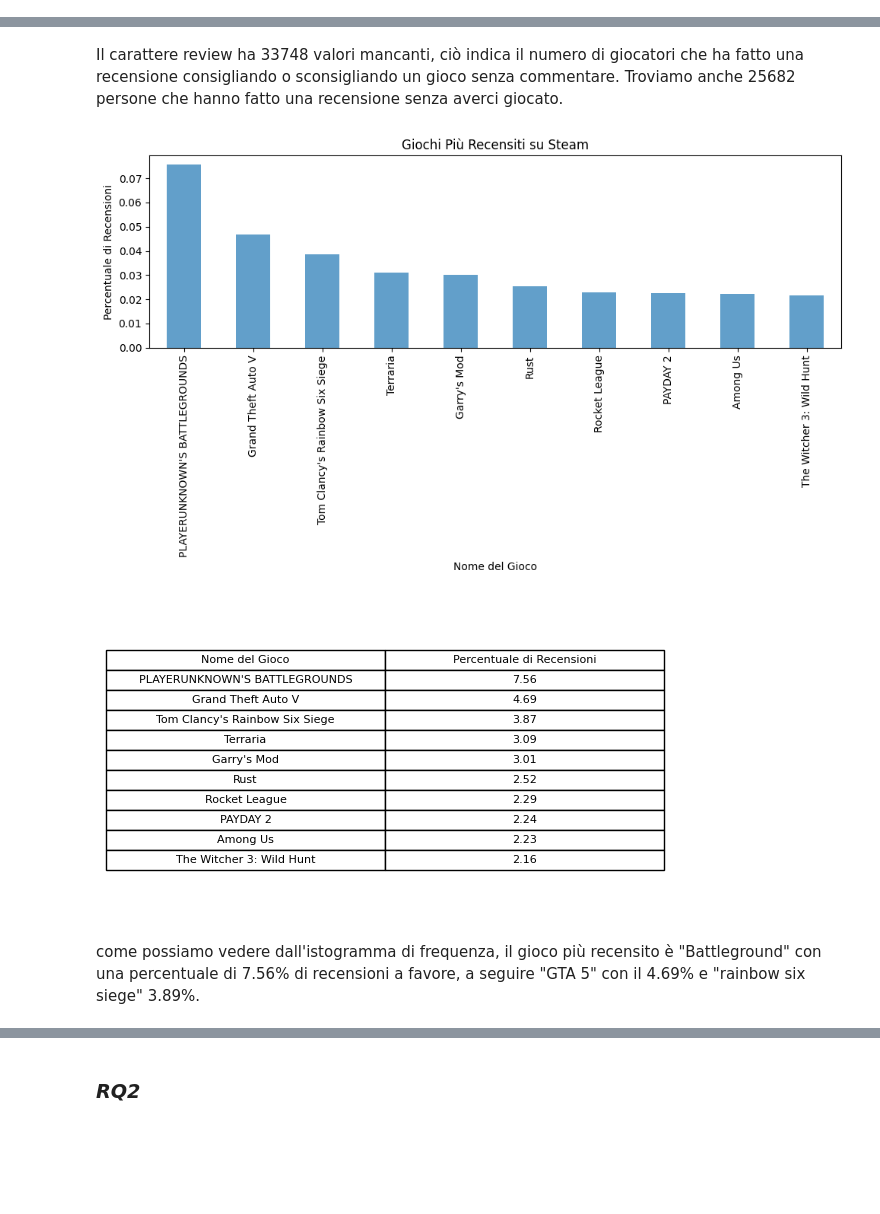
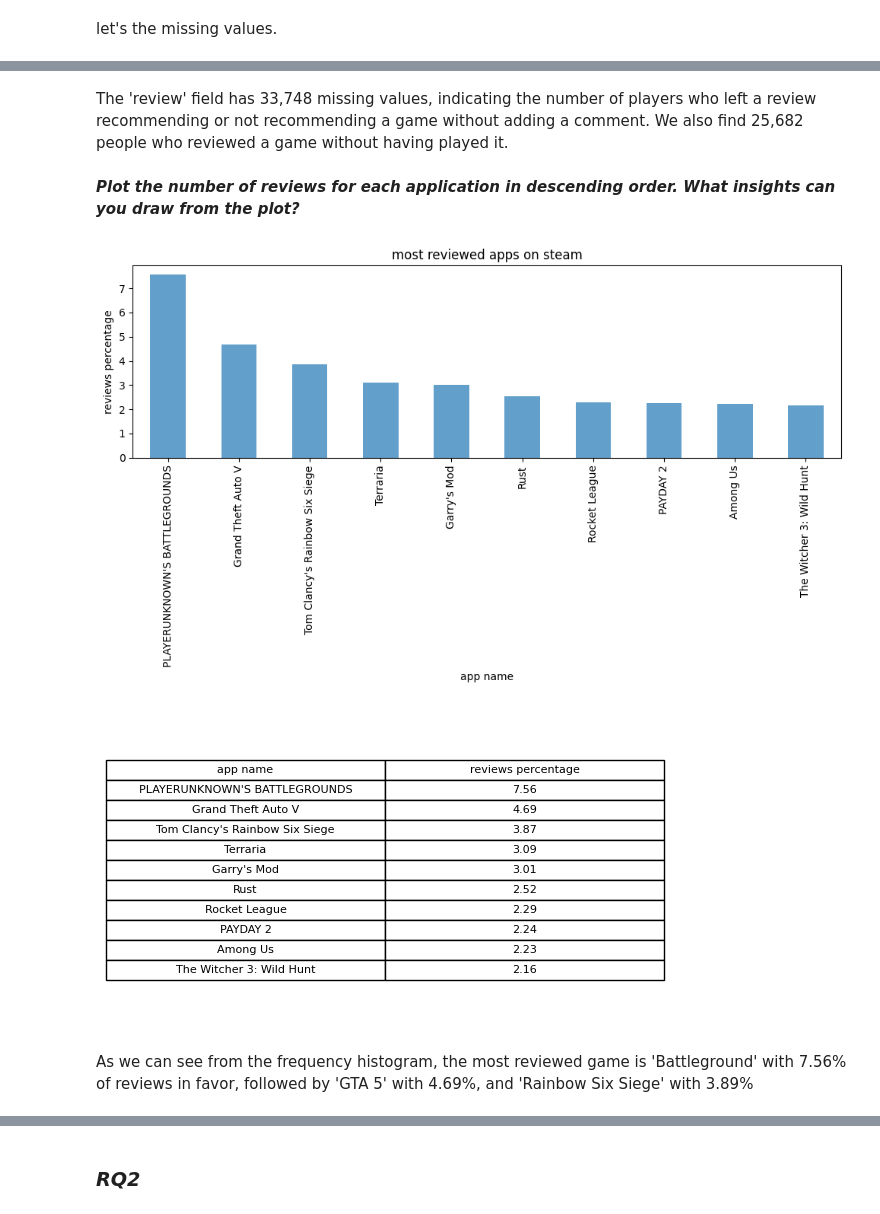
Before and after one commit to Ricksoleo/ADM-HW2-final, a Jupyter notebook: HW2.ipynb, the cells around one changed output, grey strips where cells are left out. Saved outputs shown, nothing was run; the diff lists cells and outputs as text; code cells hidden in the pictures; blank space fills up the shorter version.

```diff
--- a/HW2.ipynb
+++ b/HW2.ipynb
@@ -8,2 +7,2 @@ from scipy.stats import pearsonr
 # %%
-df = pd.read_csv("/Users/riccardo.soleo/Desktop/ADM HW2/steam_reviews.csv")
+df = pd.read_csv("/Users/riccardo.soleo/Desktop/ADM HW2/ADM-HW2-final/steam_reviews.csv")
@@ -27 +47,4 @@ Vediamo i valori mancanti, fondamentali per comprendere al meglio il dataset.
+# %% [markdown]
+
+let's the missing values.
 # %%
@@ -44,48 +67,51 @@ author.playtime_last_two_weeks        2
 author.playtime_at_review         25682
 author.last_played                    2
 dtype: int64
-# %% [markdown]
-Il carattere review ha 33748 valori mancanti, ciò indica il numero di giocatori che ha fatto una recensione consigliando o sconsigliando un gioco senza commentare.
-Troviamo anche 25682 persone che hanno fatto una recensione senza averci giocato.
+# %% [markdown]
+The 'review' field has 33,748 missing values, indicating the number of players who left a review recommending or not recommending a game without adding a comment. We also find 25,682 people who reviewed a game without having played it.
+# %% [markdown]
+***Plot the number of reviews for each application in descending order. What insights can you draw from the plot?***
 # %%
+#count the number of reviews for every game.
+cont_recensioni = df['app_name'].value_counts()
 
-cont_recensioni = df['app_name'].value_counts(normalize=True)
-primi10 = cont_recensioni.head(10)
 
-#  grafico
+review_perc=cont_recensioni/cont_recensioni.sum()*100
+#take the first 10.
+primi10 = review_perc.head(10)
+
+# plot the graph.
 plt.figure(figsize=(10, 6))
 primi10.plot(kind='bar', alpha=0.7)
-plt.xlabel('Nome del Gioco')
-plt.ylabel('Percentuale di Recensioni')
-plt.title('Giochi Più Recensiti su Steam')
+plt.xlabel('app name')
+plt.ylabel('reviews percentage')
+plt.title('most reviewed apps on steam')
 plt.tight_layout()
-
-
 plt.show()
-
 
 fig, ax = plt.subplots(figsize=(6, 4))
 ax.axis('tight')
 ax.axis('off')
 
-#tabella
+#shows the table
 table_data = primi10.reset_index()
-table_data.columns = ['Nome del Gioco', 'Percentuale di Recensioni']
-table_data['Percentuale di Recensioni'] = (table_data['Percentuale di Recensioni'] * 100).round(2)
+table_data.columns = ['app name', 'reviews percentage']
+table_data['reviews percentage'] = (table_data['reviews percentage']).round(2)
 
 
 tabella = ax.table(cellText=table_data.values, colLabels=table_data.columns, cellLoc='center', loc='center')
 
 
 tabella.scale(1.2, 1.2)
 
 
 plt.show()
 # %% [output]
-[figure, old version]
+[figure, new version]
-[figure, old version]
+[figure, new version]
-# %% [markdown]
-come possiamo vedere dall'istogramma di frequenza, il gioco più recensito è "Battleground" con una percentuale di 7.56% di recensioni a favore, a seguire "GTA 5" con il 4.69%  e "rainbow six siege" 3.89%.
+# %% [markdown]
+
+As we can see from the frequency histogram, the most reviewed game is 'Battleground' with 7.56% of reviews in favor, followed by 'GTA 5' with 4.69%, and 'Rainbow Six Siege' with 3.89%
 # %%
 n_lingue=df['language'].nunique()
 print(n_lingue)
```
Also changed, not shown: parts of 108 cells of this notebook.
